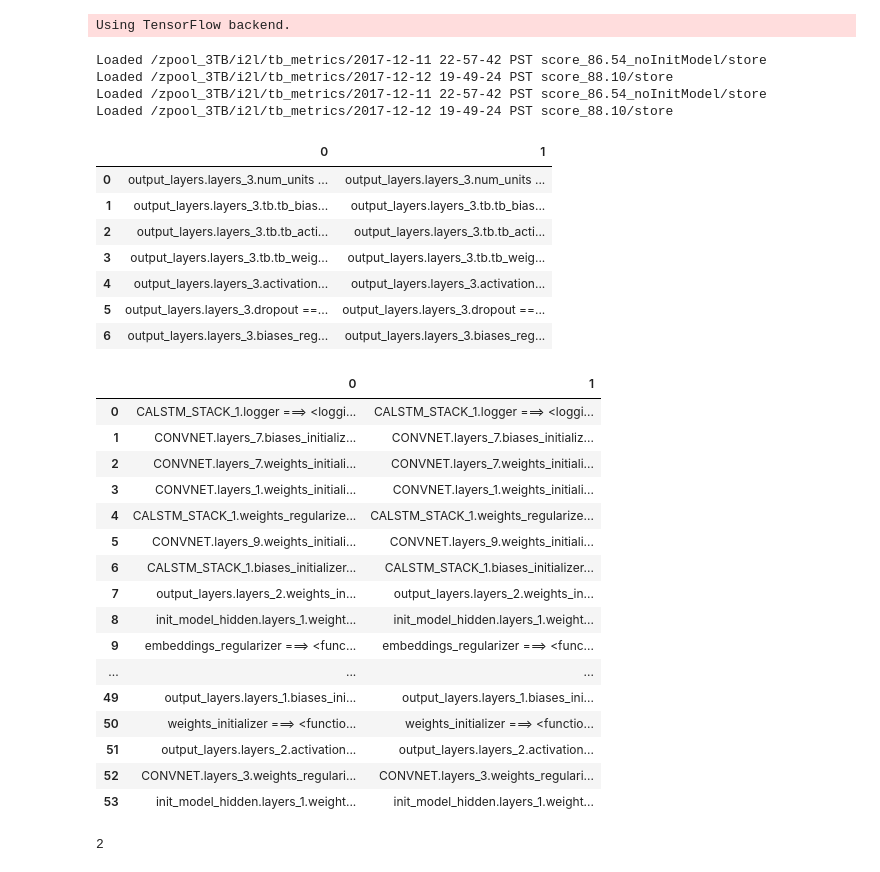
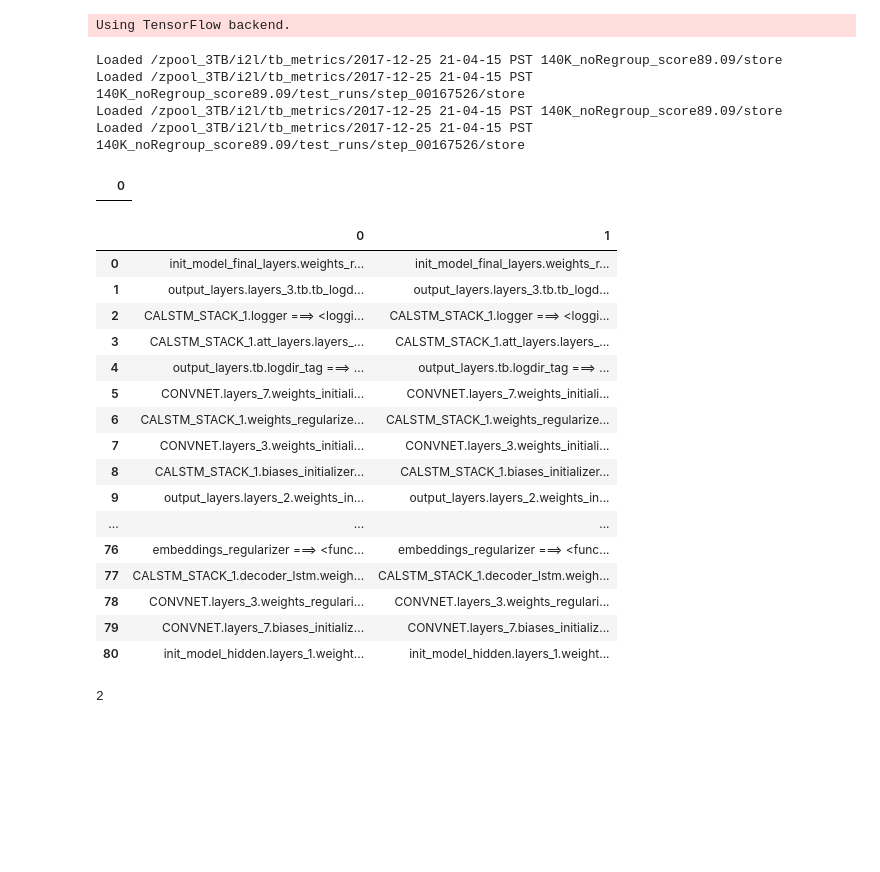
Before and after one commit to untrix/im2latex, a Jupyter notebook: src/diff_params.ipynb, the cells around one changed output. Cells and saved outputs as stored; diff of their text form; code cells hidden in the pictures; blank space fills up the shorter version.

```diff
--- a/src/diff_params.ipynb
+++ b/src/diff_params.ipynb
@@ -29,40 +29,33 @@ from viz_commons import VisualizeDir, DiffParams, VisualizeStep
 # %% [output]
 Using TensorFlow backend.
 # %%
-diff = DiffParams('/zpool_3TB/i2l/tb_metrics/2017-12-11 22-57-42 PST score_86.54_noInitModel/store', '/zpool_3TB/i2l/tb_metrics/2017-12-12 19-49-24 PST score_88.10/store')
+diff = DiffParams('/zpool_3TB/i2l/tb_metrics/2017-12-25 21-04-15 PST 140K_noRegroup_score89.09/store', '/zpool_3TB/i2l/tb_metrics/2017-12-25 21-04-15 PST 140K_noRegroup_score89.09/test_runs/step_00167526/store')
 one, two = diff.get_hyper()
 head, tail = diff.hyper(show=True)
 # head[~head[0].str.contains('CONVNET')]
 # %% [output]
-Loaded /zpool_3TB/i2l/tb_metrics/2017-12-11 22-57-42 PST score_86.54_noInitModel/store
-Loaded /zpool_3TB/i2l/tb_metrics/2017-12-12 19-49-24 PST score_88.10/store
-Loaded /zpool_3TB/i2l/tb_metrics/2017-12-11 22-57-42 PST score_86.54_noInitModel/store
-Loaded /zpool_3TB/i2l/tb_metrics/2017-12-12 19-49-24 PST score_88.10/store
+Loaded /zpool_3TB/i2l/tb_metrics/2017-12-25 21-04-15 PST 140K_noRegroup_score89.09/store
+Loaded /zpool_3TB/i2l/tb_metrics/2017-12-25 21-04-15 PST 140K_noRegroup_score89.09/test_runs/step_00167526/store
+Loaded /zpool_3TB/i2l/tb_metrics/2017-12-25 21-04-15 PST 140K_noRegroup_score89.09/store
+Loaded /zpool_3TB/i2l/tb_metrics/2017-12-25 21-04-15 PST 140K_noRegroup_score89.09/test_runs/step_00167526/store
-|  | 0 | 1 |
-| 0 | output_layers.layers_3.num_units ... | output_layers.layers_3.num_units ... |
-| 1 | output_layers.layers_3.tb.tb_bias... | output_layers.layers_3.tb.tb_bias... |
-| 2 | output_layers.layers_3.tb.tb_acti... | output_layers.layers_3.tb.tb_acti... |
-| 3 | output_layers.layers_3.tb.tb_weig... | output_layers.layers_3.tb.tb_weig... |
-| 4 | output_layers.layers_3.activation... | output_layers.layers_3.activation... |
-| 5 | output_layers.layers_3.dropout ==... | output_layers.layers_3.dropout ==... |
-| 6 | output_layers.layers_3.biases_reg... | output_layers.layers_3.biases_reg... |
+|  | 0 |
 |  | 0 | 1 |
-| 0 | CALSTM_STACK_1.logger ===> <loggi... | CALSTM_STACK_1.logger ===> <loggi... |
-| 1 | CONVNET.layers_7.biases_initializ... | CONVNET.layers_7.biases_initializ... |
-| 2 | CONVNET.layers_7.weights_initiali... | CONVNET.layers_7.weights_initiali... |
-| 3 | CONVNET.layers_1.weights_initiali... | CONVNET.layers_1.weights_initiali... |
-| 4 | CALSTM_STACK_1.weights_regularize... | CALSTM_STACK_1.weights_regularize... |
-| 5 | CONVNET.layers_9.weights_initiali... | CONVNET.layers_9.weights_initiali... |
-| 6 | CALSTM_STACK_1.biases_initializer... | CALSTM_STACK_1.biases_initializer... |
-| 7 | output_layers.layers_2.weights_in... | output_layers.layers_2.weights_in... |
-| 8 | init_model_hidden.layers_1.weight... | init_model_hidden.layers_1.weight... |
-| 9 | embeddings_regularizer ===> <func... | embeddings_regularizer ===> <func... |
+| 0 | init_model_final_layers.weights_r... | init_model_final_layers.weights_r... |
+| 1 | output_layers.layers_3.tb.tb_logd... | output_layers.layers_3.tb.tb_logd... |
+| 2 | CALSTM_STACK_1.logger ===> <loggi... | CALSTM_STACK_1.logger ===> <loggi... |
+| 3 | CALSTM_STACK_1.att_layers.layers_... | CALSTM_STACK_1.att_layers.layers_... |
+| 4 | output_layers.tb.logdir_tag ===> ... | output_layers.tb.logdir_tag ===> ... |
+| 5 | CONVNET.layers_7.weights_initiali... | CONVNET.layers_7.weights_initiali... |
+| 6 | CALSTM_STACK_1.weights_regularize... | CALSTM_STACK_1.weights_regularize... |
+| 7 | CONVNET.layers_3.weights_initiali... | CONVNET.layers_3.weights_initiali... |
+| 8 | CALSTM_STACK_1.biases_initializer... | CALSTM_STACK_1.biases_initializer... |
+| 9 | output_layers.layers_2.weights_in... | output_layers.layers_2.weights_in... |
 | ... | ... | ... |
-| 49 | output_layers.layers_1.biases_ini... | output_layers.layers_1.biases_ini... |
-| 50 | weights_initializer ===> <functio... | weights_initializer ===> <functio... |
-| 51 | output_layers.layers_2.activation... | output_layers.layers_2.activation... |
-| 52 | CONVNET.layers_3.weights_regulari... | CONVNET.layers_3.weights_regulari... |
-| 53 | init_model_hidden.layers_1.weight... | init_model_hidden.layers_1.weight... |
+| 76 | embeddings_regularizer ===> <func... | embeddings_regularizer ===> <func... |
+| 77 | CALSTM_STACK_1.decoder_lstm.weigh... | CALSTM_STACK_1.decoder_lstm.weigh... |
+| 78 | CONVNET.layers_3.weights_regulari... | CONVNET.layers_3.weights_regulari... |
+| 79 | CONVNET.layers_7.biases_initializ... | CONVNET.layers_7.biases_initializ... |
+| 80 | init_model_hidden.layers_1.weight... | init_model_hidden.layers_1.weight... |
 # %%
 # (one['build_init_model'])
 len(two['output_layers']['layers'])
```
Also changed, not shown: 8 other files.
